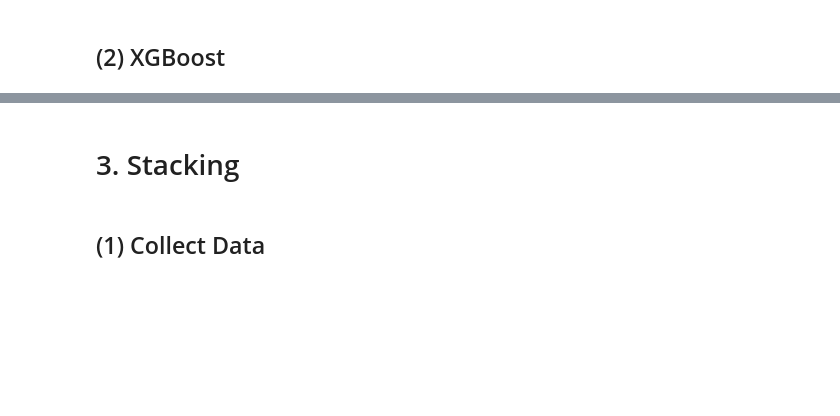
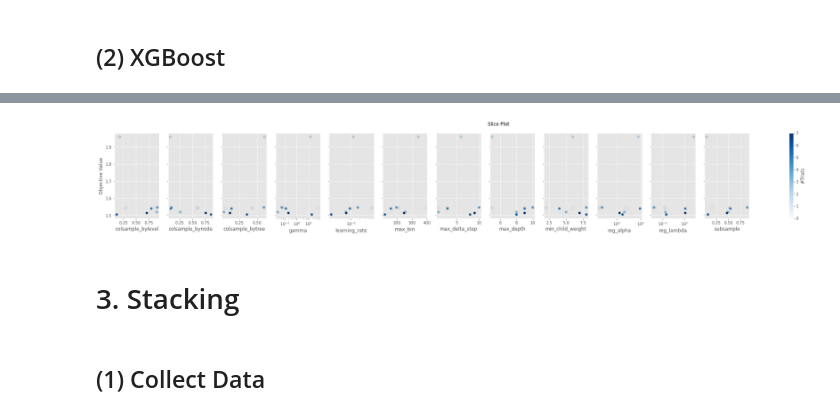
Before and after one commit to pobredward/dacon-competition, a Jupyter notebook: abalone-age-prediction/code/0323.ipynb, the cells around one changed output, grey strips where cells are left out. Cells and saved outputs as stored; diff of their text form; code cells hidden in the pictures; blank space fills up the shorter version.

```diff
--- a/abalone-age-prediction/code/0323.ipynb
+++ b/abalone-age-prediction/code/0323.ipynb
@@ -460,5 +544,7 @@ def xgb_objective(trial: Trial) -> float:
 # %%
-# optuna.visualization.matplotlib.plot_slice(xgb_study);
+optuna.visualization.matplotlib.plot_slice(xgb_study);
+# %% [output]
+[figure, added]
 # %%
 with open('../pickle/xgb_best_hyperparams.pickle', 'rb') as fw:
     xgb_best_hyperparams = pickle.load(fw)
```
Also changed, not shown: parts of 77 cells of this notebook.
